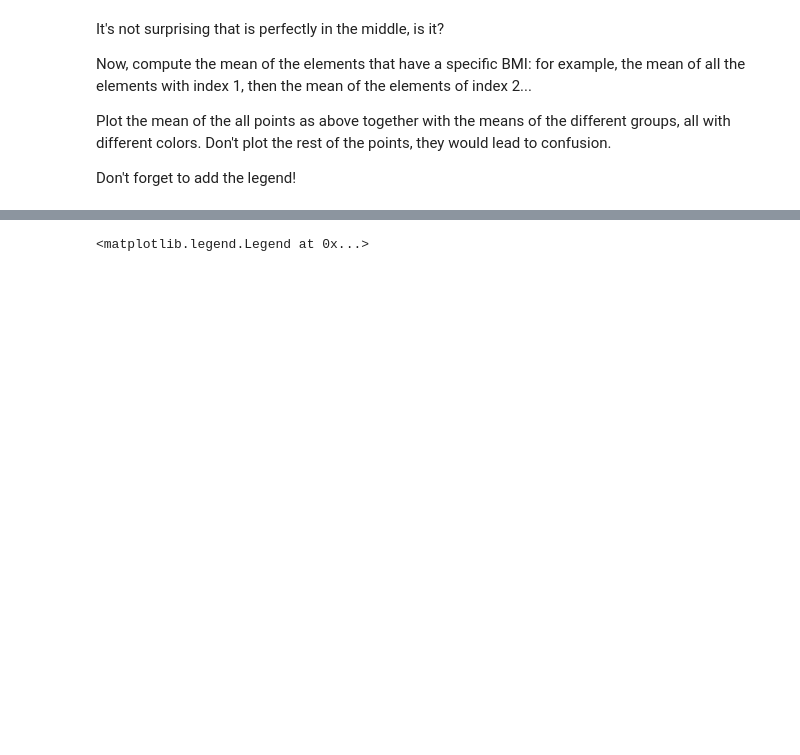
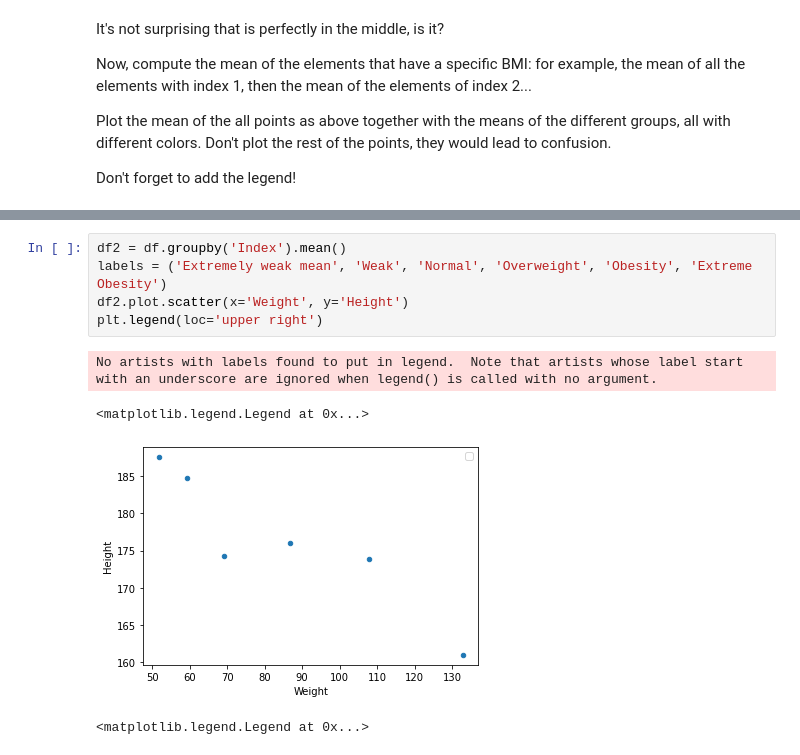
Before and after one commit to sardorick/Rotation-matrix-visualization, a Jupyter notebook: Friday Week 1 Math Challenge .ipynb, the cells around one changed output, grey strips where cells are left out. Drawn from its saved outputs; the diff is of its cells as text; blank space fills up the shorter version.

Commit message:
BMI scatter

```diff
--- a/Friday Week 1 Math Challenge .ipynb
+++ b/Friday Week 1 Math Challenge .ipynb
@@ -213,3 +206,12 @@ df.loc[(df['Index'] == 1)].mean()
+# %%
+df2 = df.groupby('Index').mean()
+labels = ('Extremely weak mean', 'Weak', 'Normal', 'Overweight', 'Obesity', 'Extreme Obesity')
+df2.plot.scatter(x='Weight', y='Height')
+plt.legend(loc='upper right')
+# %% [output]
+No artists with labels found to put in legend.  Note that artists whose label start with an underscore are ignored when legend() is called with no argument.
+<matplotlib.legend.Legend at 0x...>
+[figure, added]
 # %%
 # %% [output]
 <matplotlib.legend.Legend at 0x...>
```
Also changed, not shown: parts of 2 cells of this notebook, 1 other file.
